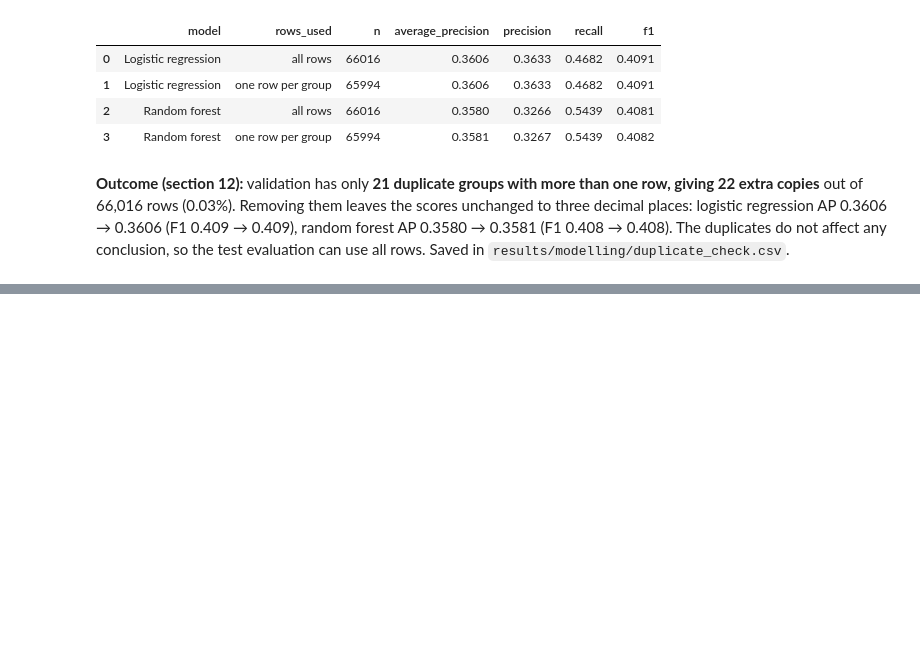
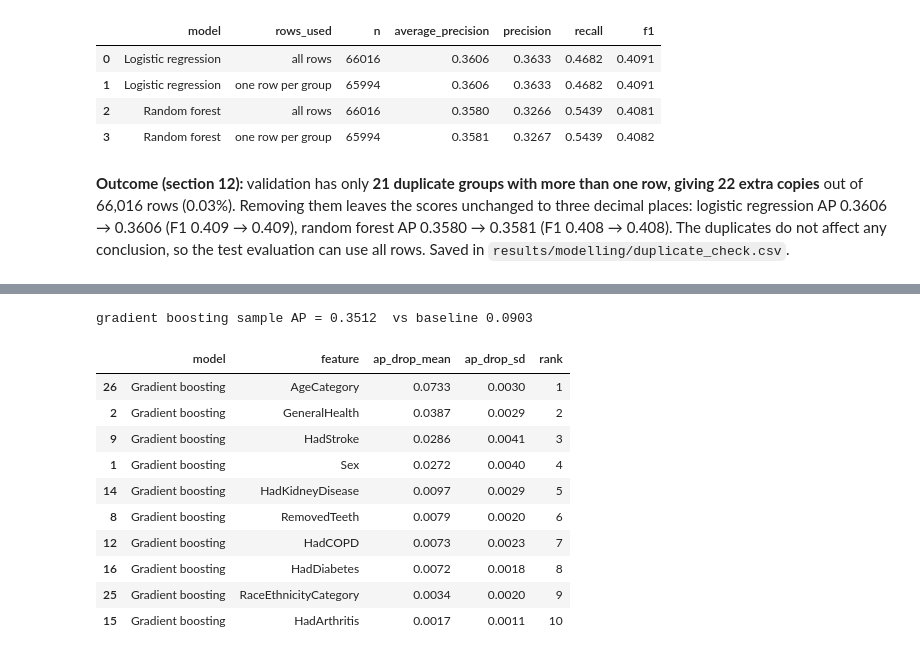
Before and after one commit to aakhalil21/DSAI5101-Project, a Jupyter notebook: notebooks/04_modelling.ipynb, the cells around one changed output, grey strips where cells are left out. Saved outputs shown, nothing was run; the diff lists cells and outputs as text; code cells hidden in the pictures; blank space fills up the shorter version.

```diff
--- a/notebooks/04_modelling.ipynb
+++ b/notebooks/04_modelling.ipynb
@@ -847,0 +1063,18 @@ duplicate_check.round(4)
+# %%
+imp_gb = importance_table("Gradient boosting", pipe=gb_pipe)
+gb_sample_ap = average_precision_score(y_imp, gb_pipe.predict_proba(X_imp)[:, 1])
+print(f"gradient boosting sample AP = {gb_sample_ap:.4f}  vs baseline {y_imp.mean():.4f}")
+imp_gb.head(10).round(4)
+# %% [output]
+gradient boosting sample AP = 0.3512  vs baseline 0.0903
+|  | model | feature | ap_drop_mean | ap_drop_sd | rank |
+| 26 | Gradient boosting | AgeCategory | 0.0733 | 0.0030 | 1 |
+| 2 | Gradient boosting | GeneralHealth | 0.0387 | 0.0029 | 2 |
+| 9 | Gradient boosting | HadStroke | 0.0286 | 0.0041 | 3 |
+| 1 | Gradient boosting | Sex | 0.0272 | 0.0040 | 4 |
+| 14 | Gradient boosting | HadKidneyDisease | 0.0097 | 0.0029 | 5 |
+| 8 | Gradient boosting | RemovedTeeth | 0.0079 | 0.0020 | 6 |
+| 12 | Gradient boosting | HadCOPD | 0.0073 | 0.0023 | 7 |
+| 16 | Gradient boosting | HadDiabetes | 0.0072 | 0.0018 | 8 |
+| 25 | Gradient boosting | RaceEthnicityCategory | 0.0034 | 0.0020 | 9 |
+| 15 | Gradient boosting | HadArthritis | 0.0017 | 0.0011 | 10 |
```
Also changed, not shown: parts of 41 cells of this notebook, 6 other files.
